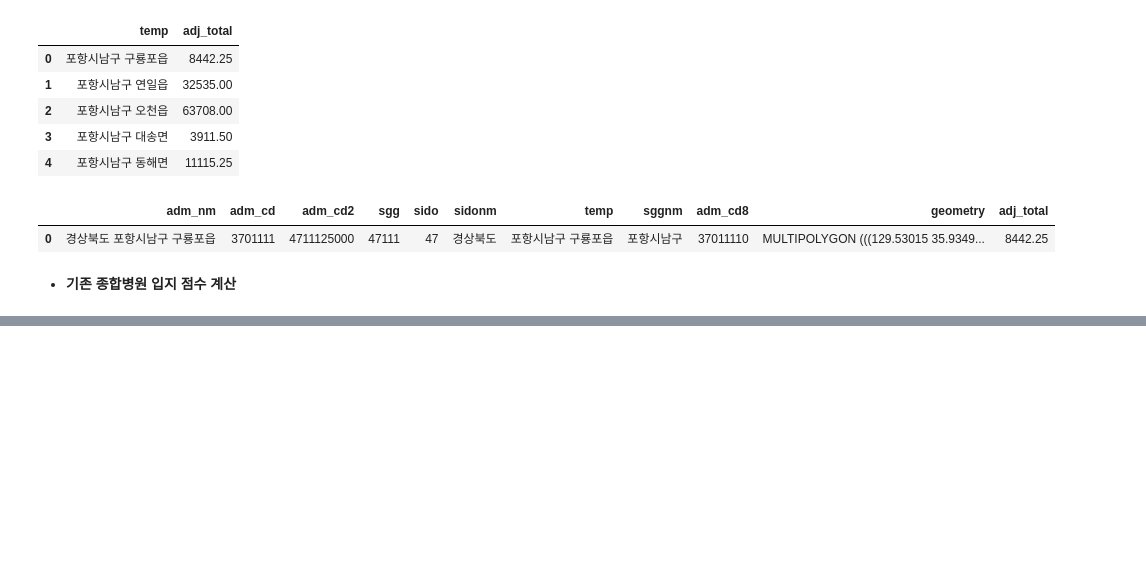
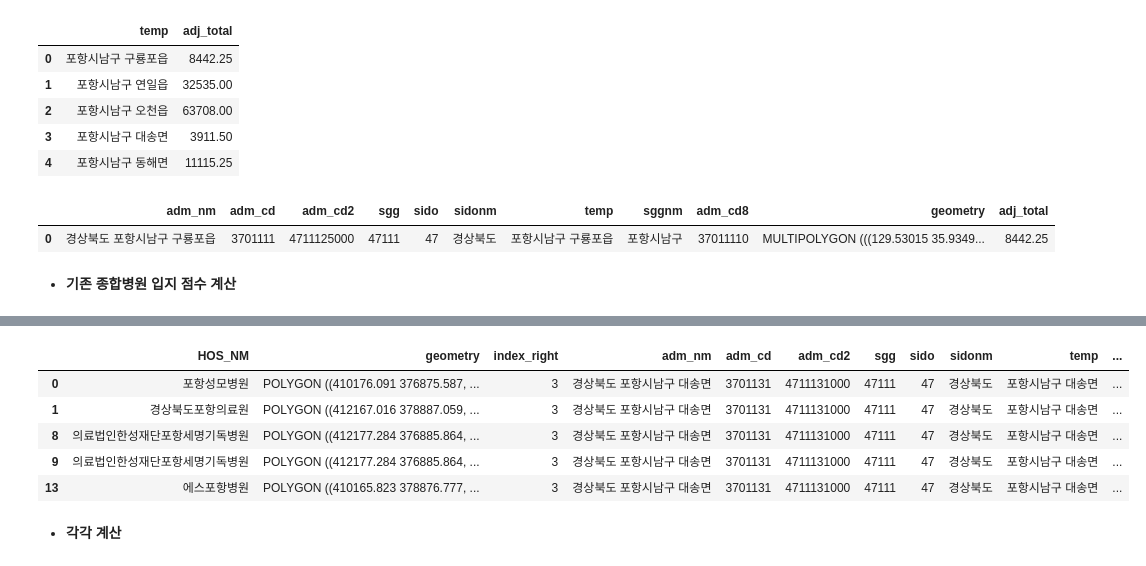
Before and after one commit to crpAsian/localmedi_project, a Jupyter notebook: 03. Scoring.ipynb, the cells around one changed output, grey strips where cells are left out. Drawn from its saved outputs; the diff is of its cells as text; code cells hidden in the pictures; blank space fills up the shorter version.

```diff
--- a/03. Scoring.ipynb
+++ b/03. Scoring.ipynb
@@ -84,0 +149,3 @@ umd_pops.head(1)
+# %%
+buffer_gdf = gpd.GeoDataFrame(hos_point['HOS_NM'], geometry=hos_buffer)
+buffer_gdf.head()
@@ -84,0 +159,12 @@ umd_pops.head(1)
+# %%
+buffer_umd = gpd.sjoin(buffer_gdf, umd_pops.to_crs(epsg=5186))
+buffer_umd.head()
+# %% [output]
+|  | HOS_NM | geometry | index_right | adm_nm | adm_cd | adm_cd2 | sgg | sido | sidonm | temp | ... |
+| 0 | 포항성모병원 | POLYGON ((410176.091 376875.587, ... | 3 | 경상북도 포항시남구 대송면 | 3701131 | 4711131000 | 47111 | 47 | 경상북도 | 포항시남구 대송면 | ... |
+| 1 | 경상북도포항의료원 | POLYGON ((412167.016 378887.059, ... | 3 | 경상북도 포항시남구 대송면 | 3701131 | 4711131000 | 47111 | 47 | 경상북도 | 포항시남구 대송면 | ... |
+| 8 | 의료법인한성재단포항세명기독병원 | POLYGON ((412177.284 376885.864, ... | 3 | 경상북도 포항시남구 대송면 | 3701131 | 4711131000 | 47111 | 47 | 경상북도 | 포항시남구 대송면 | ... |
+| 9 | 의료법인한성재단포항세명기독병원 | POLYGON ((412177.284 376885.864, ... | 3 | 경상북도 포항시남구 대송면 | 3701131 | 4711131000 | 47111 | 47 | 경상북도 | 포항시남구 대송면 | ... |
+| 13 | 에스포항병원 | POLYGON ((410165.823 378876.777, ... | 3 | 경상북도 포항시남구 대송면 | 3701131 | 4711131000 | 47111 | 47 | 경상북도 | 포항시남구 대송면 | ... |
+# %% [markdown]
+- **각각 계산**
```
Also changed, not shown: parts of 27 cells of this notebook.
